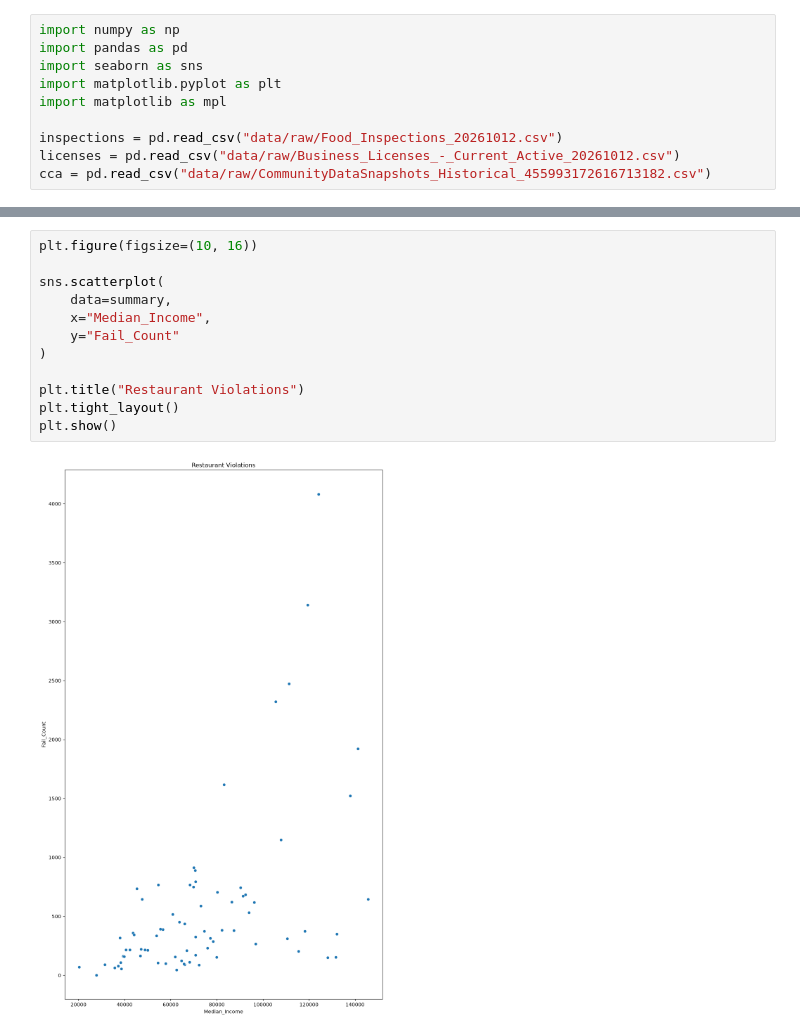
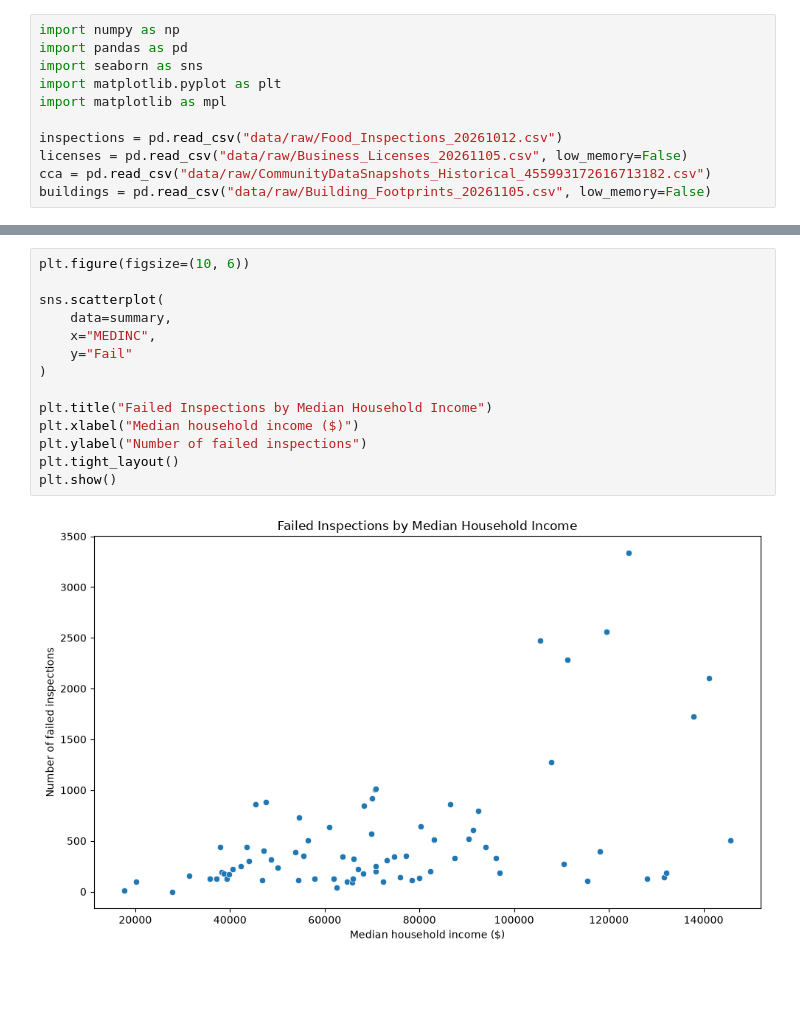
Before and after one commit to RickySaidHi/CS-418_Project, a Jupyter notebook: plot_failCount_vs_income.ipynb, the cells around one changed output, grey strips where cells are left out. Saved outputs shown, nothing was run; the diff lists cells and outputs as text; blank space fills up the shorter version.

```diff
--- a/plot_failCount_vs_income.ipynb
+++ b/plot_failCount_vs_income.ipynb
@@ -14,6 +6,7 @@ import matplotlib.pyplot as plt
 import matplotlib as mpl
 
 inspections = pd.read_csv("data/raw/Food_Inspections_20261012.csv")
-licenses = pd.read_csv("data/raw/Business_Licenses_-_Current_Active_20261012.csv")
+licenses = pd.read_csv("data/raw/Business_Licenses_20261105.csv", low_memory=False)
 cca = pd.read_csv("data/raw/CommunityDataSnapshots_Historical_455993172616713182.csv")
+buildings = pd.read_csv("data/raw/Building_Footprints_20261105.csv", low_memory=False)
 # %%
@@ -99,14 +211,16 @@ Matched to CMAP: 76764
 # %%
-plt.figure(figsize=(10, 16))
+plt.figure(figsize=(10, 6))
 
 sns.scatterplot(
     data=summary,
-    x="Median_Income",
-    y="Fail_Count"
+    x="MEDINC",
+    y="Fail"
 )
 
-plt.title("Restaurant Violations")
+plt.title("Failed Inspections by Median Household Income")
+plt.xlabel("Median household income ($)")
+plt.ylabel("Number of failed inspections")
 plt.tight_layout()
 plt.show()
 # %% [output]
-[figure, old version]
+[figure, new version]
```
Also changed, not shown: parts of 7 cells of this notebook, 1 other file.
